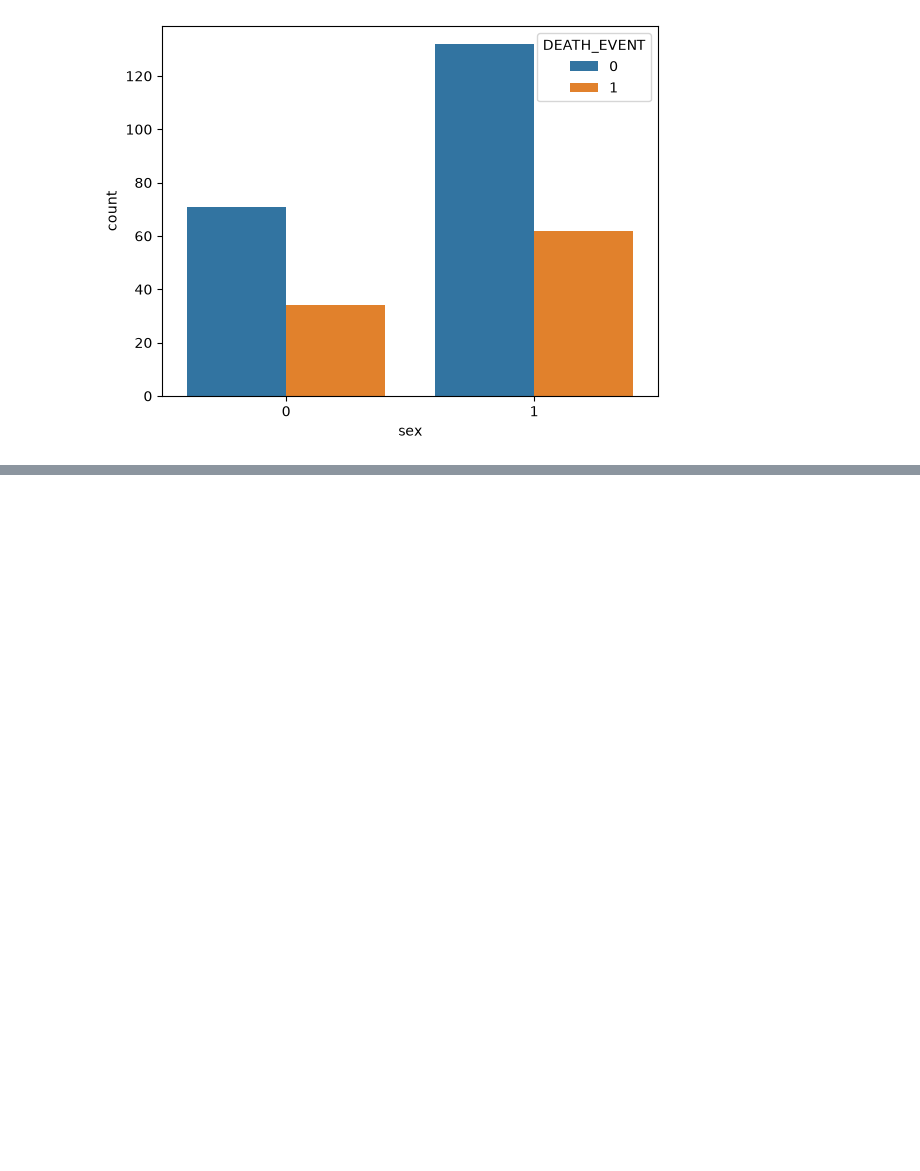
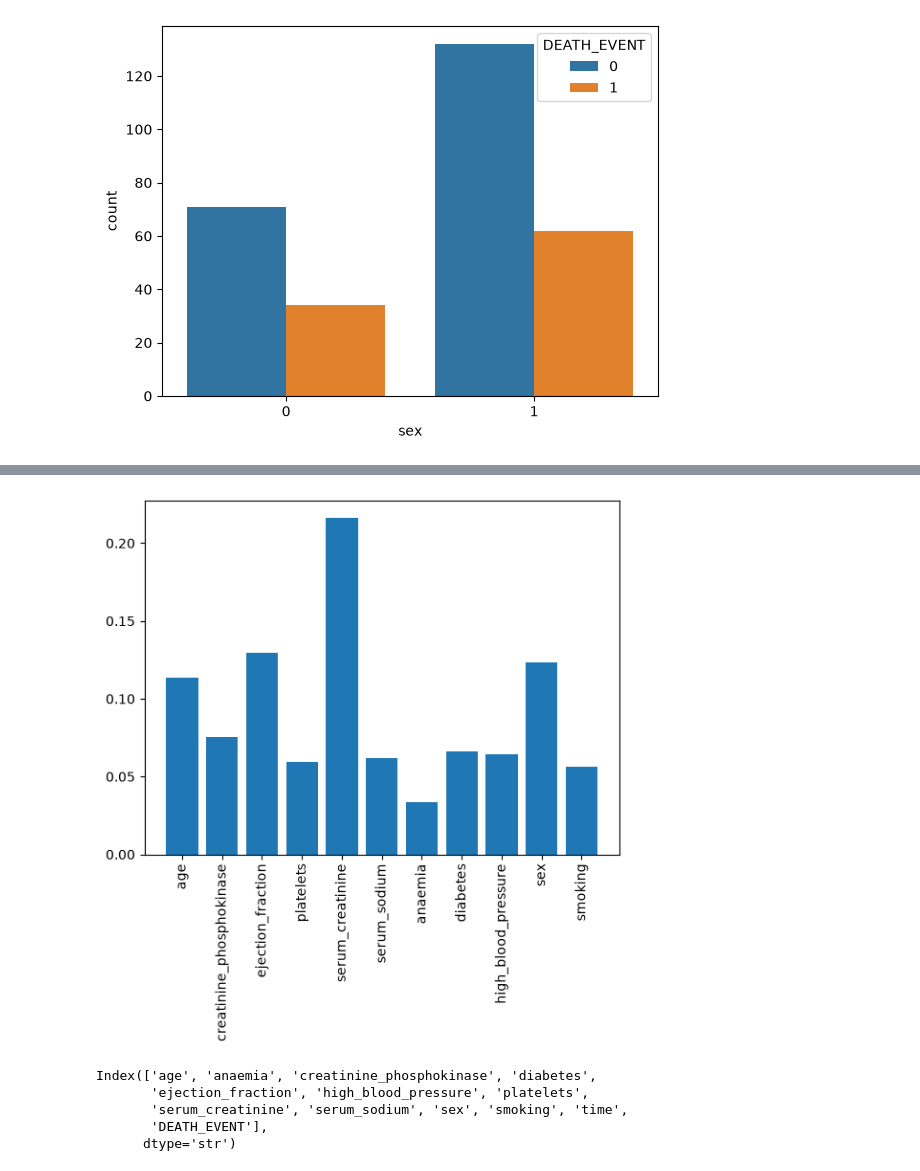
Before and after one commit to LeoChoi224/PyWork, a Jupyter notebook: 07_DataAnalysis/08 EDA - 데이터분석으로 심부전증 원인 분석.ipynb, the cells around one changed output, grey strips where cells are left out. Saved outputs shown, nothing was run; the diff lists cells and outputs as text; code cells hidden in the pictures; blank space fills up the shorter version.

```diff
--- a/07_DataAnalysis/08 EDA - 데이터분석으로 심부전증 원인 분석.ipynb
+++ b/07_DataAnalysis/08 EDA - 데이터분석으로 심부전증 원인 분석.ipynb
@@ -513,0 +665,14 @@ sns.countplot(x='sex', data=df, hue='DEATH_EVENT')
+# %%
+plt.bar(X.columns, model_xgb.feature_importances_)
+plt.xticks(rotation=90)
+plt.show()
+# %% [output]
+[figure, added]
+# %%
+df.columns
+# %% [output]
+Index(['age', 'anaemia', 'creatinine_phosphokinase', 'diabetes',
+       'ejection_fraction', 'high_blood_pressure', 'platelets',
+       'serum_creatinine', 'serum_sodium', 'sex', 'smoking', 'time',
+       'DEATH_EVENT'],
+      dtype='str')
```
Also changed, not shown: parts of 44 cells of this notebook, 6 other files.
